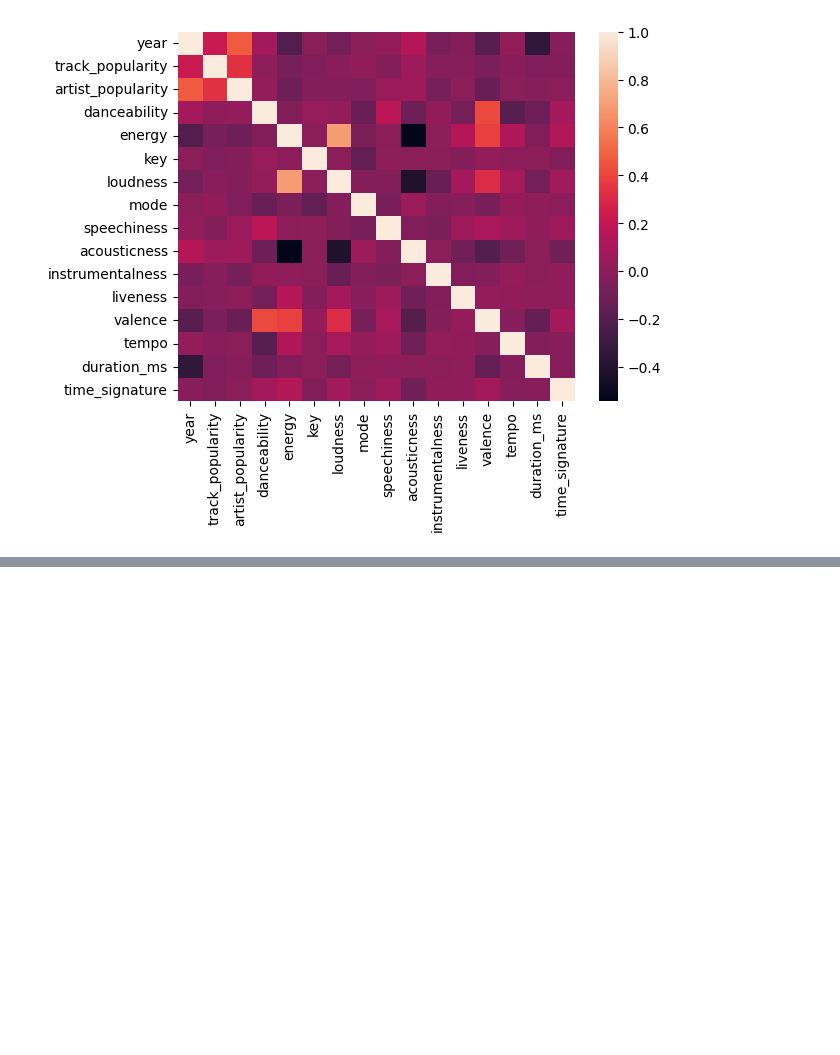
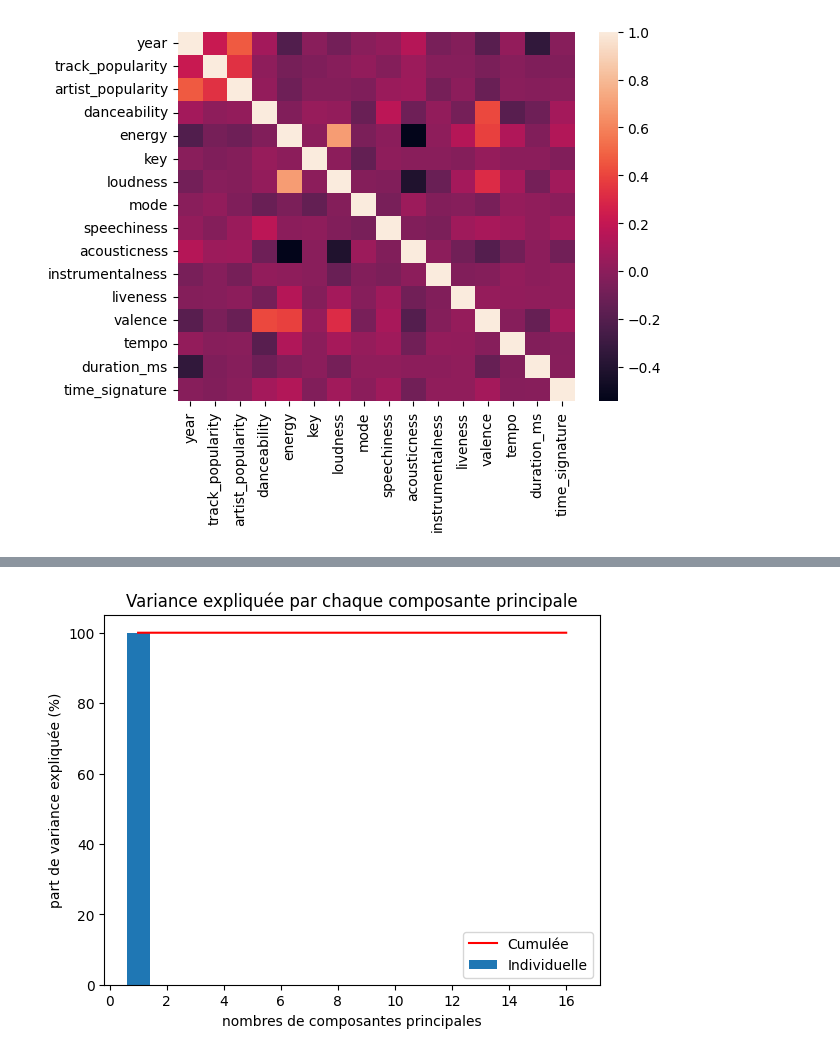
Before and after one commit to fxcollot/SpotifyUnsupervised, a Jupyter notebook: sam.ipynb, the cells around one changed output, grey strips where cells are left out. Cells and saved outputs as stored; diff of their text form; code cells hidden in the pictures; blank space fills up the shorter version.

```diff
--- a/sam.ipynb
+++ b/sam.ipynb
@@ -67,0 +76,14 @@ sns.heatmap(corr)
+# %%
+#centrer et reduire dataset de valeurs numériques
+
+spotify_centered=num_spotify.sub(num_spotify.mean())
+spotify_reducted=spotify_centered.div(spotify_centered.std())
+
+pca=PCA() #crée le model pca
+pca.fit(spotify_reducted) #recherche des axes de projections
+spotify_pca=pca.fit_transform(spotify_centered) #projette les donnes sur les axes
+
+print(pca.explained_variance_ratio_)
+print(np.cumsum(pca.explained_variance_ratio_))
+
+print(spotify_centered.std())
@@ -67,0 +108,21 @@ sns.heatmap(corr)
+# %%
+#affichage
+plt.figure()
+
+
+
+# Bar chart : variance expliquée par chaque composante
+plt.bar(range(1, len(pca.explained_variance_ratio_)+1),
+        pca.explained_variance_ratio_*100, label='Individuelle')
+
+# Courbe cumulée
+plt.plot(range(1, len(pca.explained_variance_ratio_)+1),np.cumsum(pca.explained_variance_ratio_)*100,color='red', label='Cumulée')
+
+
+plt.xlabel('nombres de composantes principales')
+plt.ylabel('part de variance expliquée (%)')
+plt.title("Variance expliquée par chaque composante principale")
+plt.legend()
+plt.show()
+# %% [output]
+[figure, added]
```
Also changed, not shown: parts of 7 cells of this notebook.
